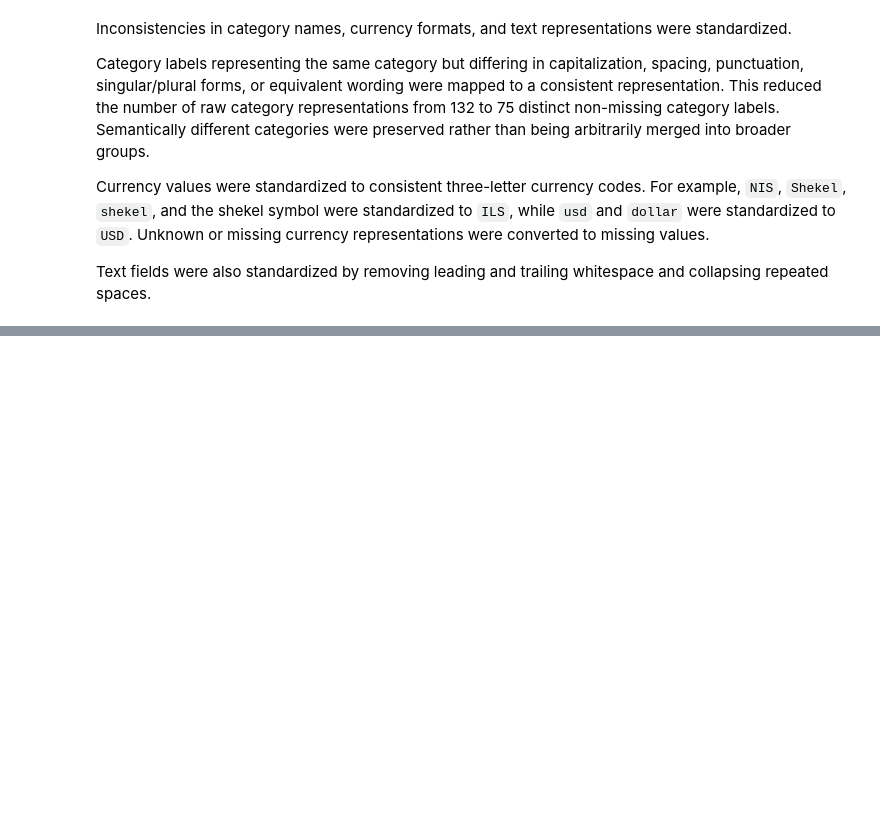
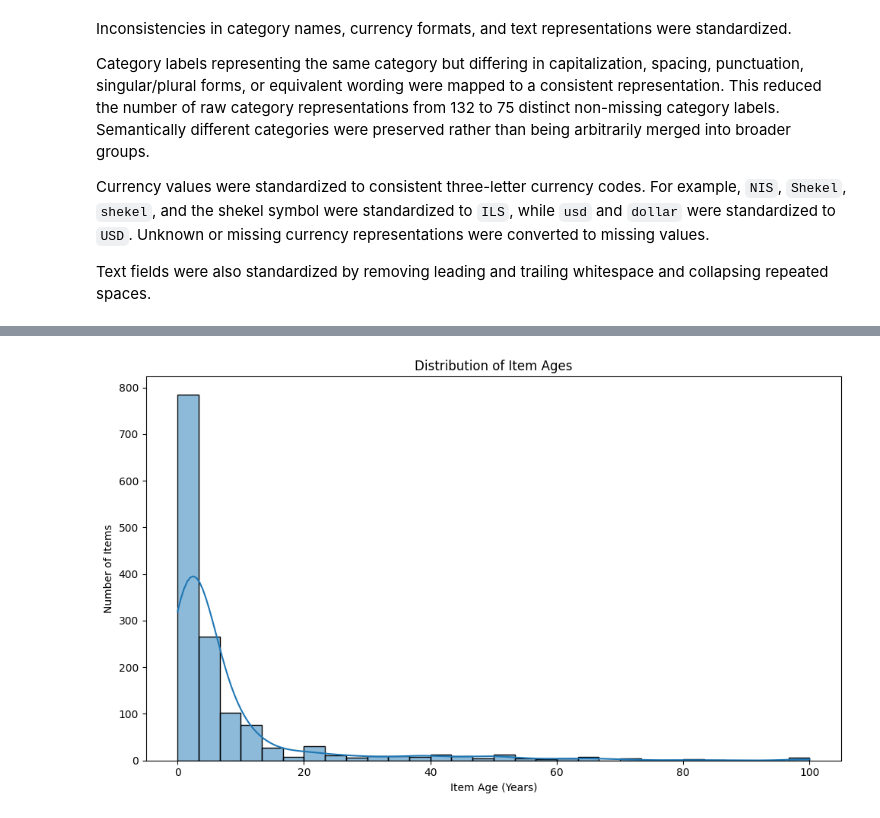
Before and after one commit to Tala-Saabneh/M_Ass2, a Jupyter notebook: assignment2_analysis.ipynb, the cells around one changed output, grey strips where cells are left out. Saved outputs shown, nothing was run; the diff lists cells and outputs as text; code cells hidden in the pictures; blank space fills up the shorter version.

```diff
--- a/assignment2_analysis.ipynb
+++ b/assignment2_analysis.ipynb
@@ -309,0 +891,17 @@ Text fields were also standardized by removing leading and trailing whitespace a
+# %%
+plt.figure(figsize=(10, 6))
+
+sns.histplot(
+    data=clean_df,
+    x="age",
+    bins=30,
+    kde=True
+)
+
+plt.title("Distribution of Item Ages")
+plt.xlabel("Item Age (Years)")
+plt.ylabel("Number of Items")
+plt.tight_layout()
+plt.show()
+# %% [output]
+[figure, added]
```
Also changed, not shown: parts of 47 cells of this notebook.
